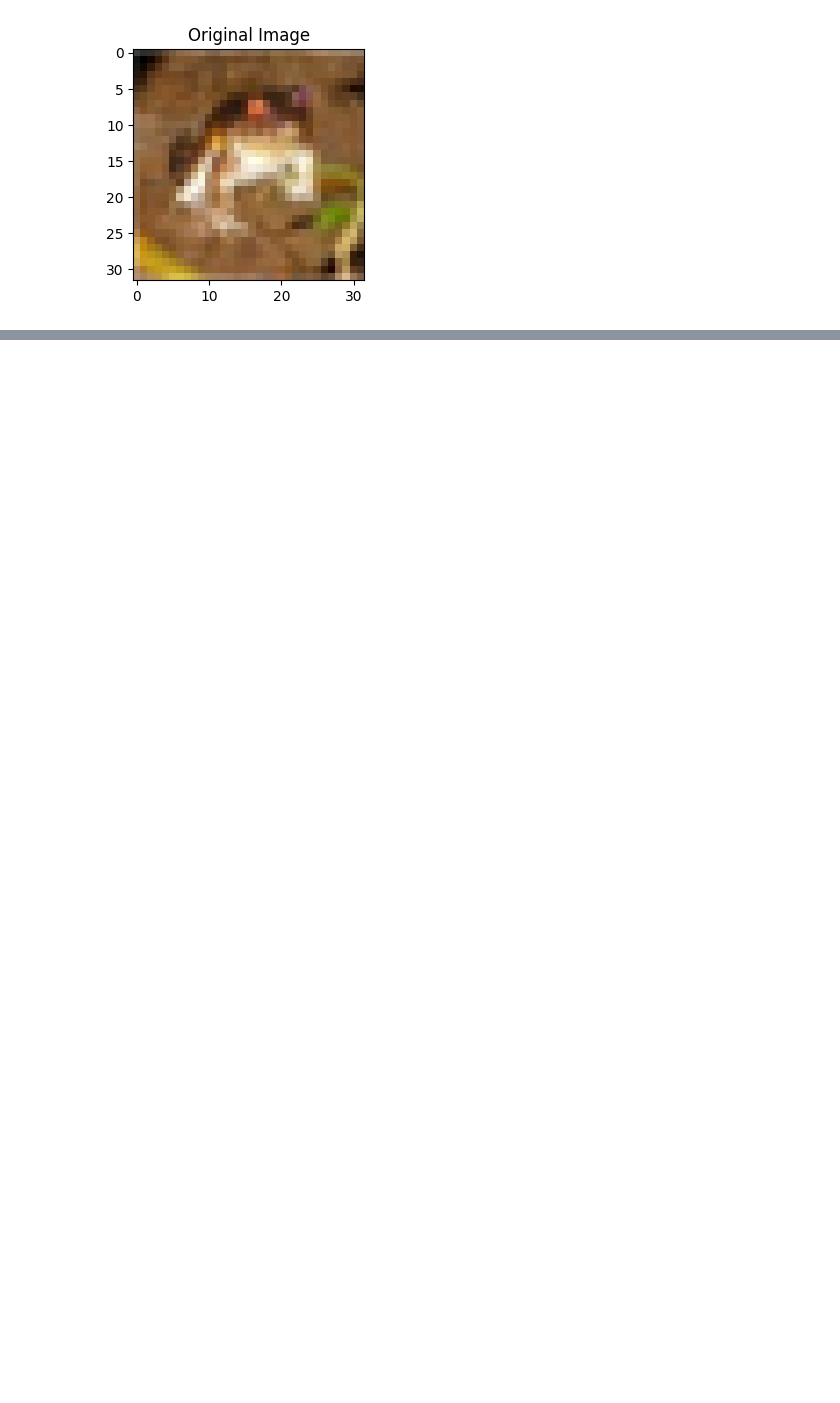
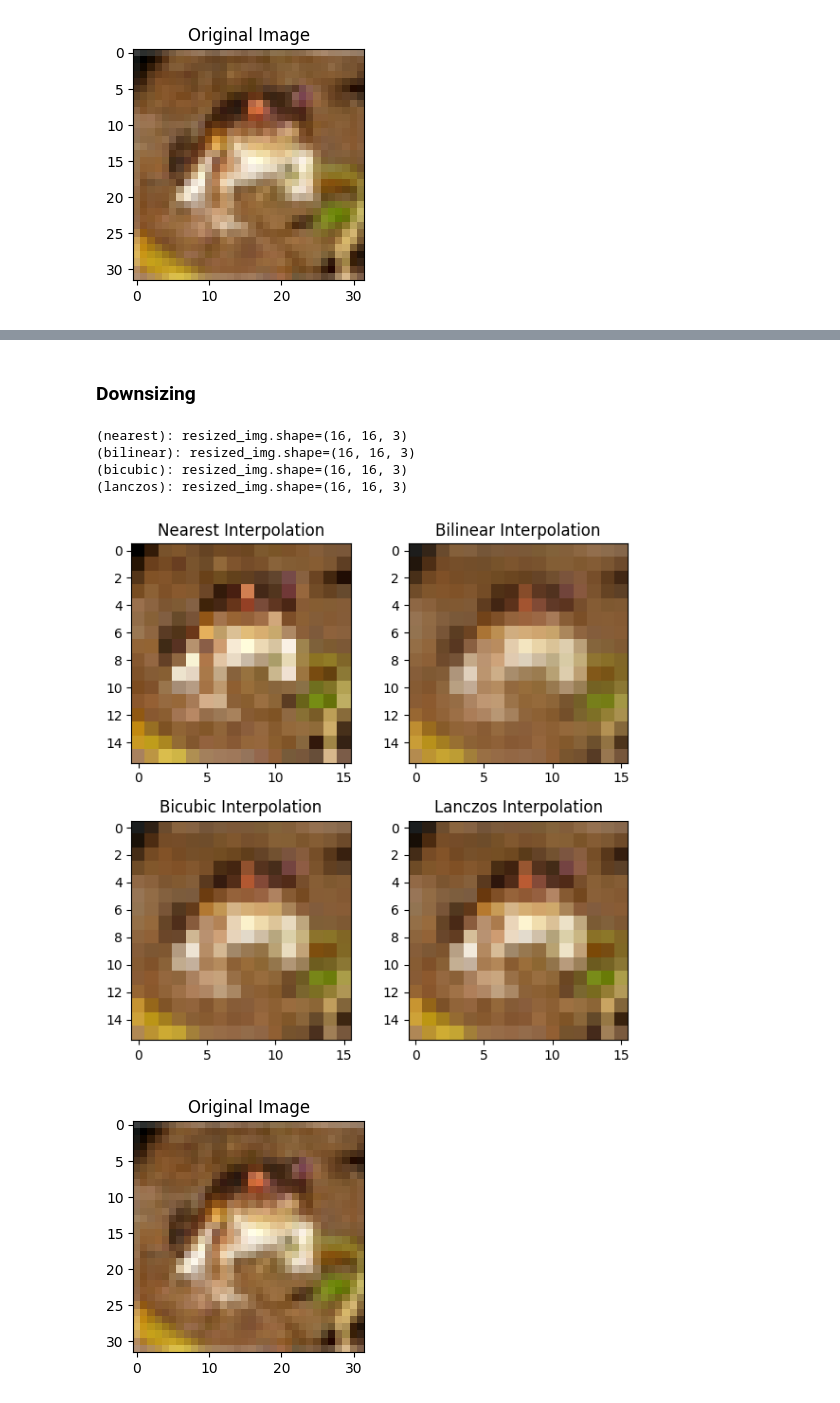
Before and after one commit to tarekel96/TF_Keras_ImageProcessing, a Jupyter notebook: img_interpolation.ipynb, the cells around one changed output, grey strips where cells are left out. Saved outputs shown, nothing was run; the diff lists cells and outputs as text; code cells hidden in the pictures; blank space fills up the shorter version.

```diff
--- a/img_interpolation.ipynb
+++ b/img_interpolation.ipynb
@@ -53,2 +66,47 @@ plt.show()
 [figure]
 [figure]
+# %% [markdown]
+### Downsizing
+# %%
+# save img as a file
+image.save_img('sample_cifar_image.png', sample_img)
+
+# resizing size (enlarging the image)
+target_size = (16, 16)
+
+# Interpolation methods
+interpolation_methods = ['nearest', 'bilinear', 'bicubic', 'lanczos']
+resized_images = []
+
+# load and resize the image using different interpolation methods
+for method in interpolation_methods:
+    img = image.load_img('sample_cifar_image.png', target_size=target_size, interpolation=method)
+    resized_img = image.img_to_array(img)
+    print(f'({method}): {resized_img.shape=}')
+    resized_images.append((method, resized_img))
+
+lanczos_enlarged = img
+
+# plotting the resized images in a 2x2 grid
+plt.figure(figsize=(6, 6))
+
+for i, (method, img) in enumerate(resized_images):
+    plt.subplot(2, 2, i + 1)
+    plt.imshow(img.astype('uint8'))
+    plt.title(f'{method.capitalize()} Interpolation')
+
+plt.tight_layout()
+plt.show()
+
+# display the original image
+plt.figure(figsize=(3, 3))
+plt.imshow(sample_img)
+plt.title('Original Image')
+plt.show()
+# %% [output]
+(nearest): resized_img.shape=(16, 16, 3)
+(bilinear): resized_img.shape=(16, 16, 3)
+(bicubic): resized_img.shape=(16, 16, 3)
+(lanczos): resized_img.shape=(16, 16, 3)
+[figure, added]
+[figure, added]
```
Also changed, not shown: parts of 3 cells of this notebook.
